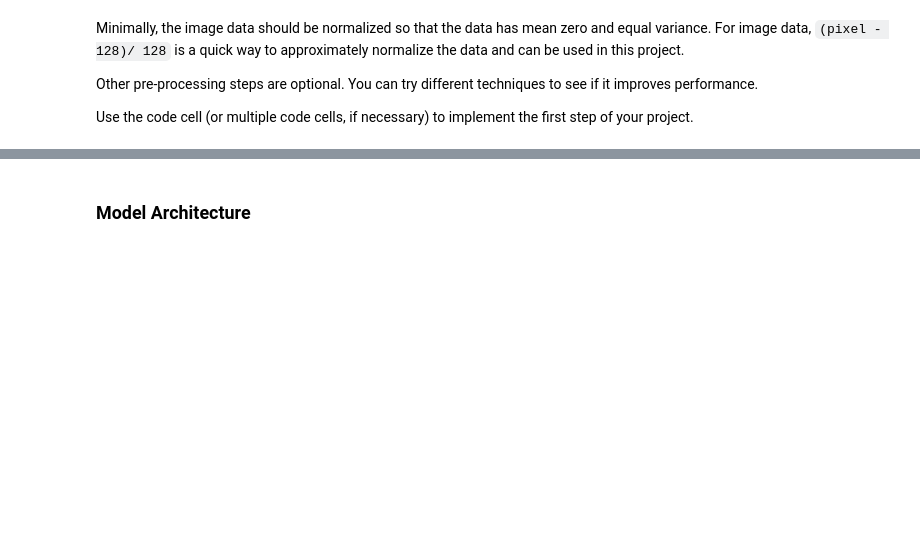
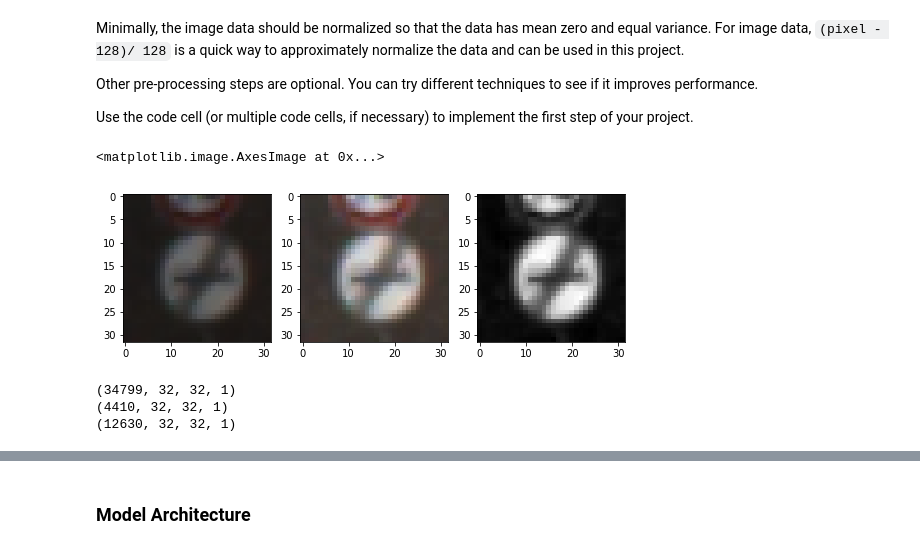
Before and after one commit to seonman/self-driving-car, a Jupyter notebook: CarND-Traffic-Sign-Classifier-Project/Traffic_Sign_Classifier.ipynb, the cells around one changed output, grey strips where cells are left out. Cells and saved outputs as stored; diff of their text form; code cells hidden in the pictures; blank space fills up the shorter version.

```diff
--- a/CarND-Traffic-Sign-Classifier-Project/Traffic_Sign_Classifier.ipynb
+++ b/CarND-Traffic-Sign-Classifier-Project/Traffic_Sign_Classifier.ipynb
@@ -122,3 +226,33 @@ Use the code cell (or multiple code cells, if necessary) to implement the first
 ### Preprocess the data here. It is required to normalize the data. Other preprocessing steps could include
 ### converting to grayscale, etc.
 ### Feel free to use as many code cells as needed.
+
+# Normalize
+X_train_norm = (X_train - 128.0) / 128.0
+X_valid_norm = (X_valid - 128.0) / 128.0
+X_test_norm = (X_test - 128.0) / 128.0
+
+
+# Convert to grayscale
+X_train_gray = np.sum(X_train_norm/3, axis=3, keepdims=True)
+X_valid_gray = np.sum(X_valid_norm/3, axis=3, keepdims=True)
+X_test_gray = np.sum(X_test_norm/3, axis=3, keepdims=True)
+# %%
+plt.figure(figsize=(9, 3))
+plt.subplot(1, 3, 1)
+plt.imshow(X_train[0])
+plt.subplot(1, 3, 2)
+plt.imshow(X_train_norm[0])
+plt.subplot(1, 3, 3)
+plt.imshow(X_train_gray[0].squeeze(), cmap='gray')
+# %% [output]
+<matplotlib.image.AxesImage at 0x...>
+[figure, added]
+# %%
+print(X_train_gray.shape)
+print(X_valid_gray.shape)
+print(X_test_gray.shape)
+# %% [output]
+(34799, 32, 32, 1)
+(4410, 32, 32, 1)
+(12630, 32, 32, 1)
```
Also changed, not shown: parts of 32 cells of this notebook, 32 other files.
